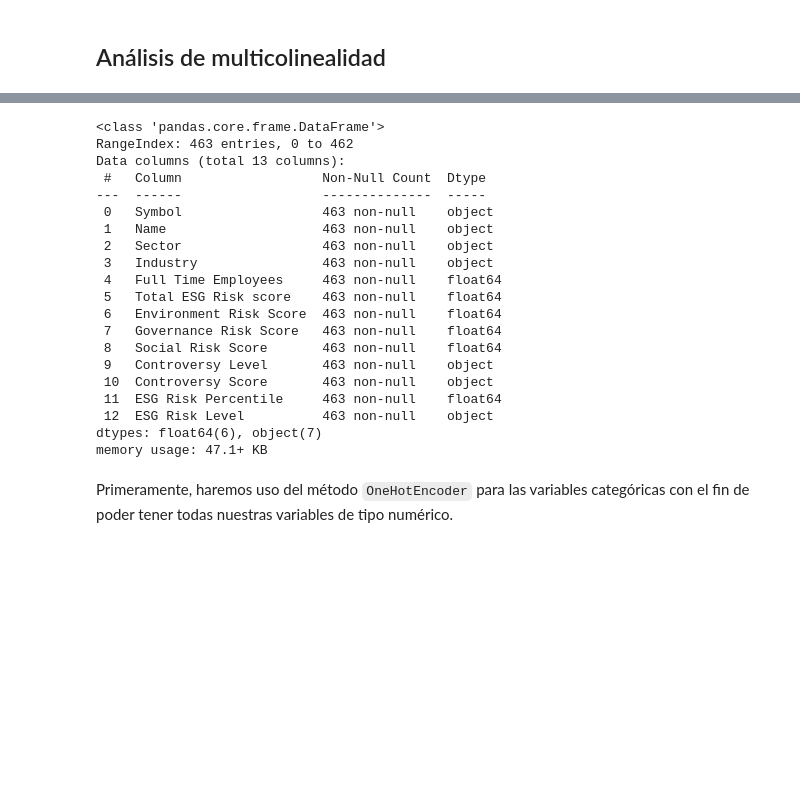
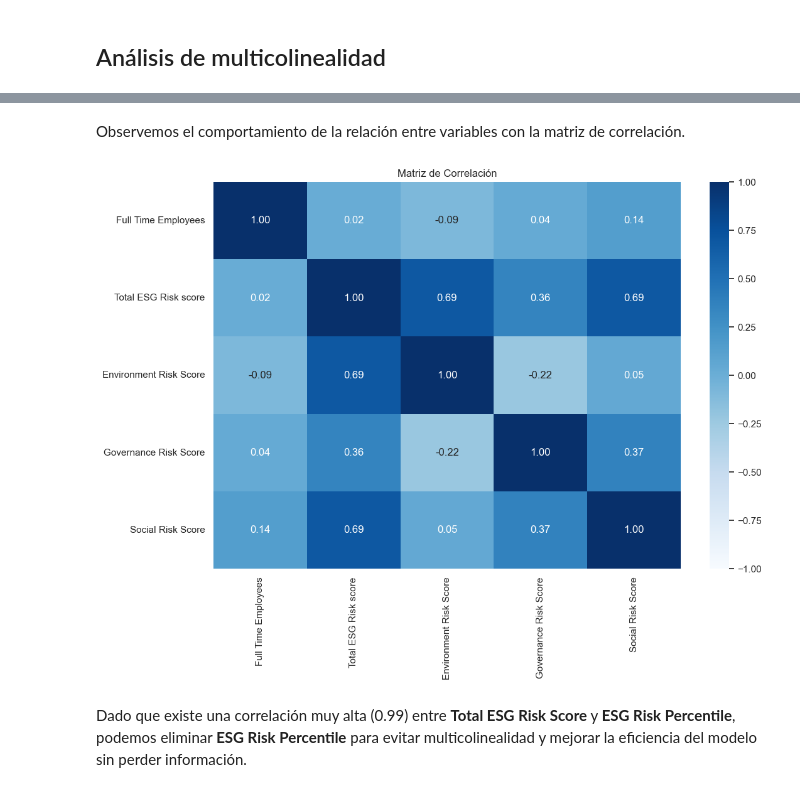
Before and after one commit to valecabrera21/EDAPF, a Jupyter notebook: _sources/EDA-ESG[1].ipynb, the cells around one changed output, grey strips where cells are left out. Cells and saved outputs as stored; diff of their text form; code cells hidden in the pictures; blank space fills up the shorter version.

```diff
--- a/_sources/EDA-ESG[1].ipynb
+++ b/_sources/EDA-ESG[1].ipynb
@@ -829,25 +788,13 @@ esg
-# %%
-esg.info()
-# %% [output]
-<class 'pandas.core.frame.DataFrame'>
-RangeIndex: 463 entries, 0 to 462
-Data columns (total 13 columns):
- #   Column                  Non-Null Count  Dtype
----  ------                  --------------  -----
- 0   Symbol                  463 non-null    object
- 1   Name                    463 non-null    object
- 2   Sector                  463 non-null    object
- 3   Industry                463 non-null    object
- 4   Full Time Employees     463 non-null    float64
- 5   Total ESG Risk score    463 non-null    float64
- 6   Environment Risk Score  463 non-null    float64
- 7   Governance Risk Score   463 non-null    float64
- 8   Social Risk Score       463 non-null    float64
- 9   Controversy Level       463 non-null    object
- 10  Controversy Score       463 non-null    object
- 11  ESG Risk Percentile     463 non-null    float64
- 12  ESG Risk Level          463 non-null    object
-dtypes: float64(6), object(7)
-memory usage: 47.1+ KB
-# %% [markdown]
-Primeramente, haremos uso del método `OneHotEncoder` para las variables categóricas con el fin de poder tener todas nuestras variables de tipo numérico.
+# %% [markdown]
+Observemos el comportamiento de la relación entre variables con la matriz de correlación.
+# %%
+floatclm = esg.select_dtypes(include=['float64'])
+correlation_matrix = floatclm.corr()
+plt.figure(figsize=(12, 8))
+sns.heatmap(correlation_matrix, annot=True, fmt=".2f", cmap='Blues', vmin=-1, vmax=1)
+plt.title('Matriz de Correlación')
+plt.show()
+# %% [output]
+[figure, added]
+# %% [markdown]
+Dado que existe una correlación muy alta (0.99) entre **Total ESG Risk Score** y **ESG Risk Percentile**, podemos eliminar **ESG Risk Percentile** para evitar multicolinealidad y mejorar la eficiencia del modelo sin perder información.
```
Also changed, not shown: parts of 17 cells of this notebook, 22 other files.
